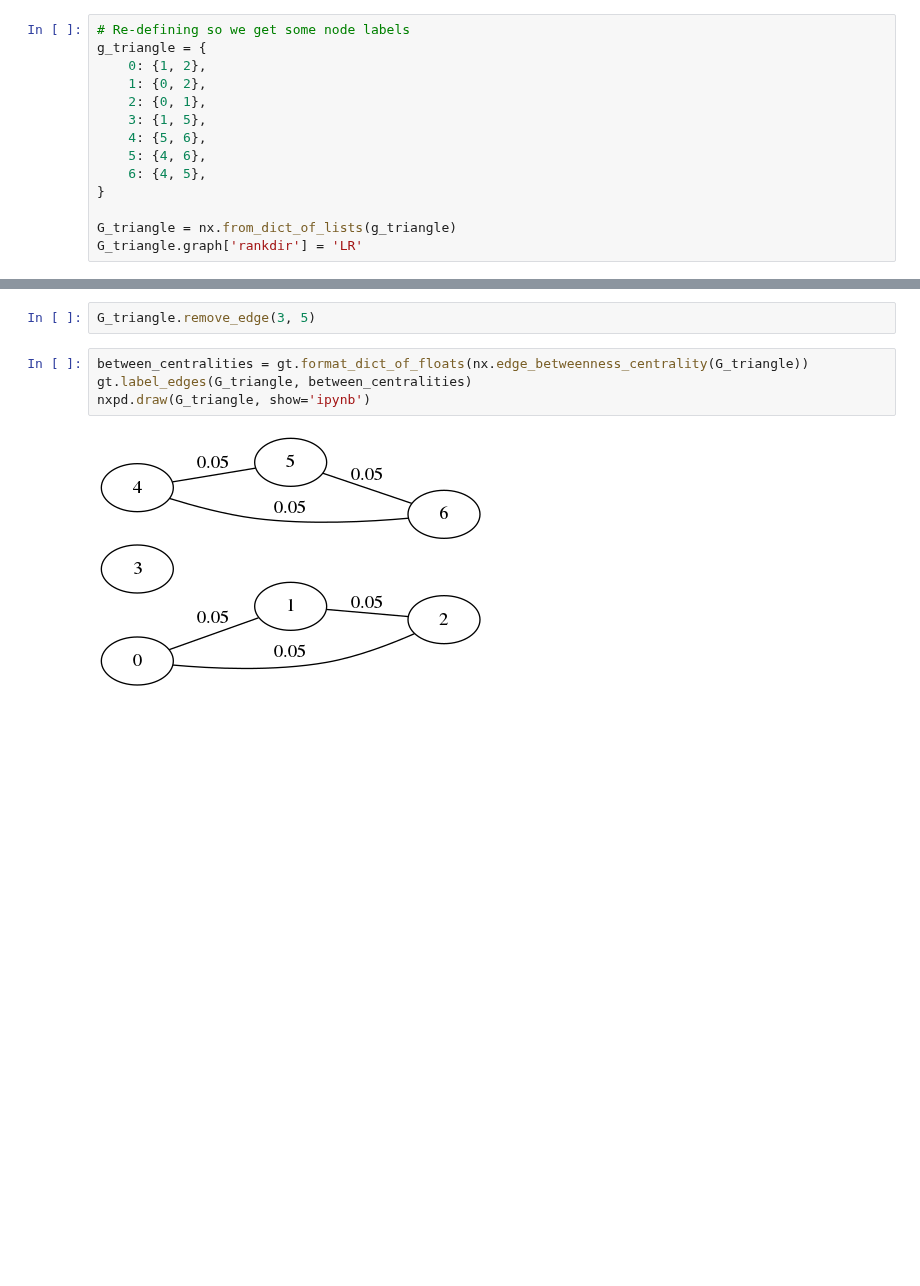
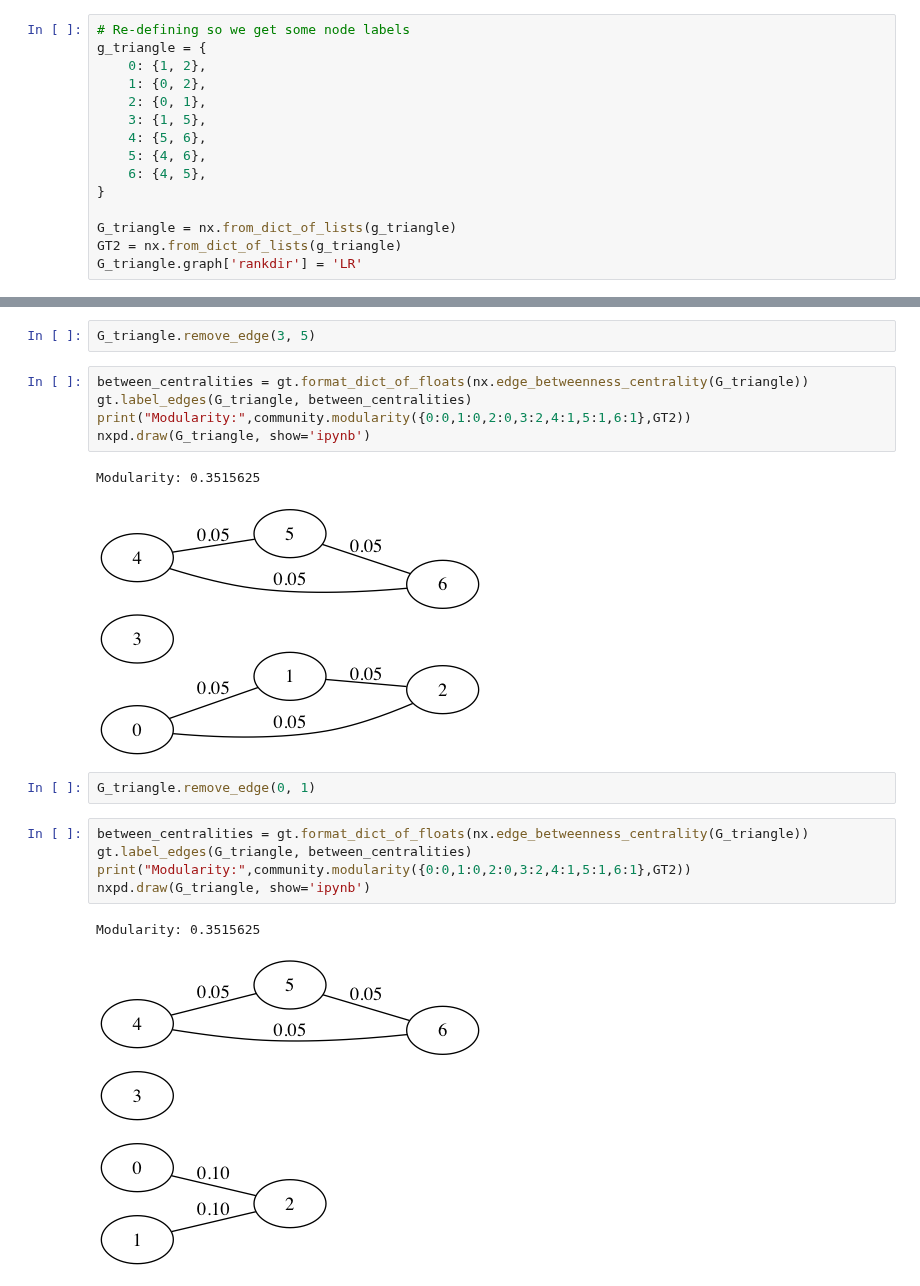
Before and after one commit to wmarshall484/DSI_LECTURES_2, a Jupyter notebook: graphs/natalie_hunt/graphs_lecture.ipynb, the cells around one changed output, grey strips where cells are left out. Cells and saved outputs as stored; diff of their text form; blank space fills up the shorter version.

Commit message:
update natalie graphs

```diff
--- a/graphs/natalie_hunt/graphs_lecture.ipynb
+++ b/graphs/natalie_hunt/graphs_lecture.ipynb
@@ -851,6 +849,7 @@ g_triangle = {
 }
 
 G_triangle = nx.from_dict_of_lists(g_triangle)
+GT2 = nx.from_dict_of_lists(g_triangle)
 G_triangle.graph['rankdir'] = 'LR'
 # %%
 between_centralities = gt.format_dict_of_floats(nx.edge_betweenness_centrality(G_triangle))
@@ -876,6 +879,18 @@ G_triangle.remove_edge(3, 5)
 # %%
 between_centralities = gt.format_dict_of_floats(nx.edge_betweenness_centrality(G_triangle))
 gt.label_edges(G_triangle, between_centralities)
+print("Modularity:",community.modularity({0:0,1:0,2:0,3:2,4:1,5:1,6:1},GT2))
 nxpd.draw(G_triangle, show='ipynb')
 # %% [output]
+Modularity: 0.3515625
-[figure, old version]
+[figure, new version]
+# %%
+G_triangle.remove_edge(0, 1)
+# %%
+between_centralities = gt.format_dict_of_floats(nx.edge_betweenness_centrality(G_triangle))
+gt.label_edges(G_triangle, between_centralities)
+print("Modularity:",community.modularity({0:0,1:0,2:0,3:2,4:1,5:1,6:1},GT2))
+nxpd.draw(G_triangle, show='ipynb')
+# %% [output]
+Modularity: 0.3515625
+[figure, added]
```
Also changed, not shown: parts of 7 cells of this notebook, 1 other file.
